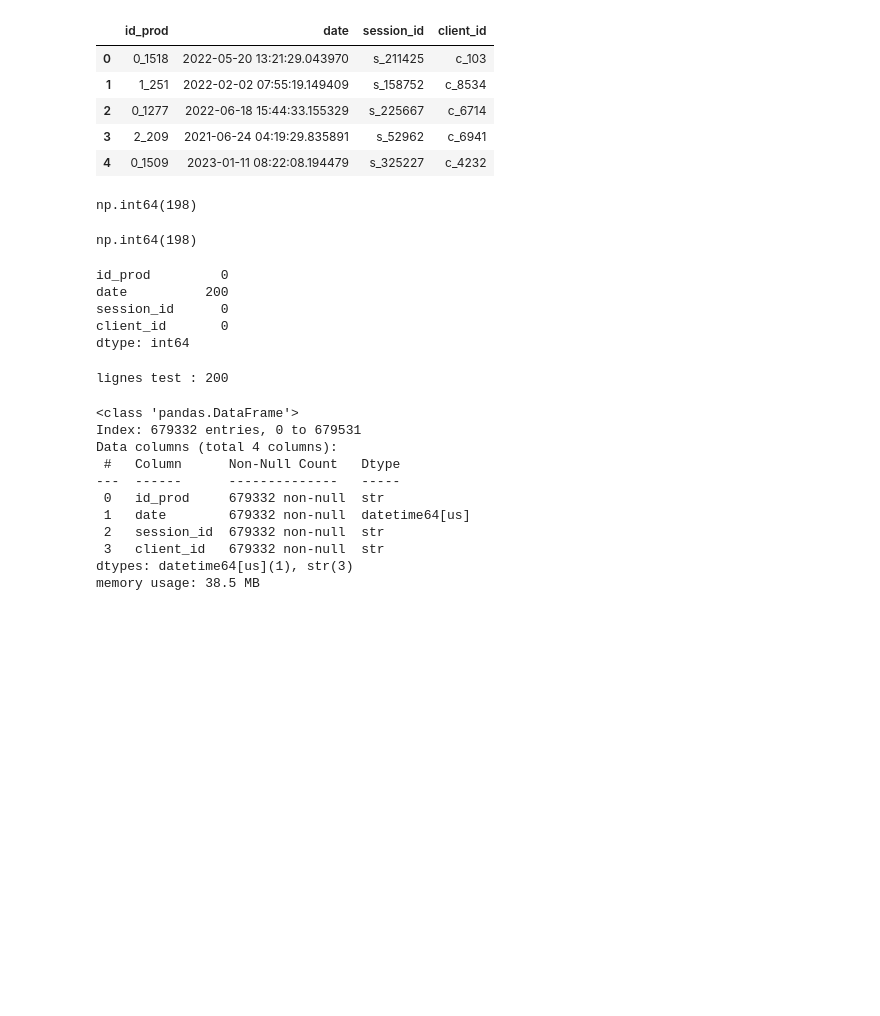
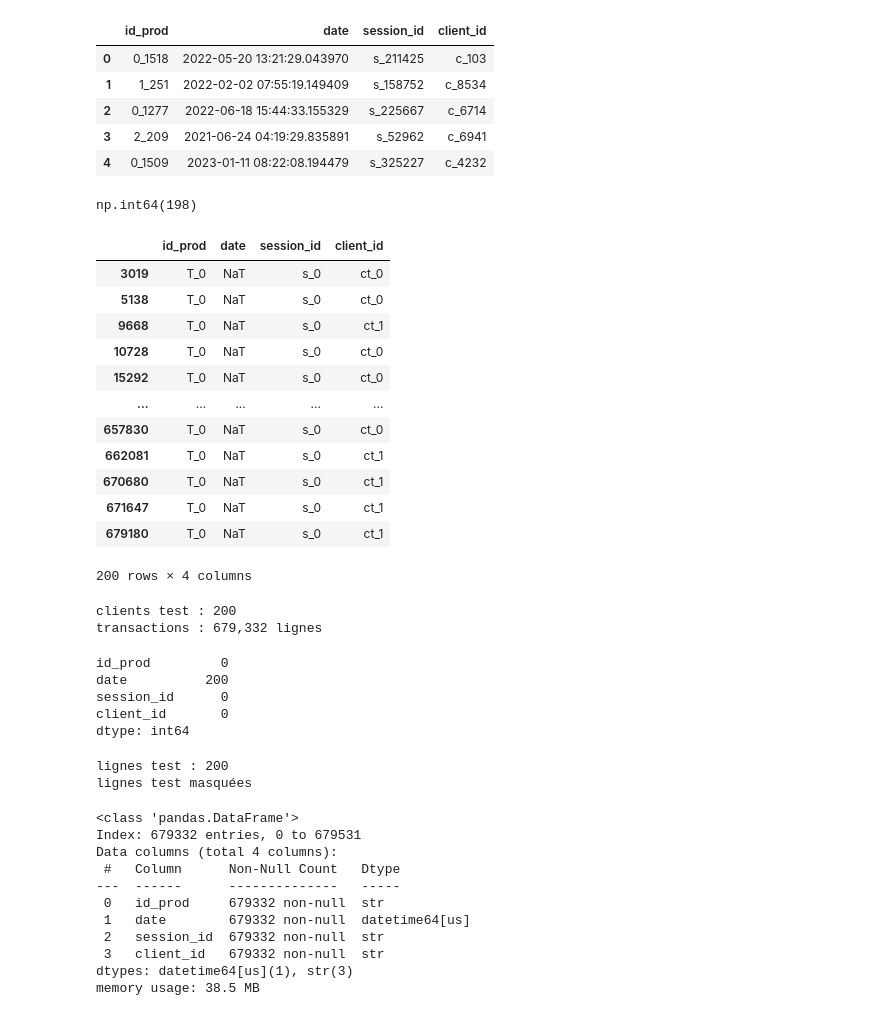
Before and after one commit to Elicesjo/PROJET-7-, a Jupyter notebook: projet9_lapage.ipynb, the cells around one changed output. Drawn from its saved outputs; the diff is of its cells as text; code cells hidden in the pictures; blank space fills up the shorter version.

```diff
--- a/projet9_lapage.ipynb
+++ b/projet9_lapage.ipynb
@@ -157,16 +157,36 @@ dtype: object
 | 2 | 0_1277 | 2022-06-18 15:44:33.155329 | s_225667 | c_6714 |
 | 3 | 2_209 | 2021-06-24 04:19:29.835891 | s_52962 | c_6941 |
 | 4 | 0_1509 | 2023-01-11 08:22:08.194479 | s_325227 | c_4232 |
-# %%
-# Clé primaire
-transactions_raw.duplicated(subset=["session_id", "id_prod", "client_id", "date"]).sum()
-# %% [output]
-np.int64(198)
 # %%
 # Doublons
 transactions_raw.duplicated().sum()
 # %% [output]
 np.int64(198)
+# %%
+transactions_raw[transactions_raw.duplicated(keep=False)].sort_values(["session_id", "id_prod"])
+# %% [output]
+|  | id_prod | date | session_id | client_id |
+| 3019 | T_0 | NaT | s_0 | ct_0 |
+| 5138 | T_0 | NaT | s_0 | ct_0 |
+| 9668 | T_0 | NaT | s_0 | ct_1 |
+| 10728 | T_0 | NaT | s_0 | ct_0 |
+| 15292 | T_0 | NaT | s_0 | ct_0 |
+| ... | ... | ... | ... | ... |
+| 657830 | T_0 | NaT | s_0 | ct_0 |
+| 662081 | T_0 | NaT | s_0 | ct_1 |
+| 670680 | T_0 | NaT | s_0 | ct_1 |
+| 671647 | T_0 | NaT | s_0 | ct_1 |
+| 679180 | T_0 | NaT | s_0 | ct_1 |
+200 rows × 4 columns
+# %%
+mask_test = transactions_raw["client_id"].str.startswith("ct_")
+print(f"clients test : {mask_test.sum()}")
+
+transactions = transactions_raw[~mask_test].copy()
+print(f"transactions : {len(transactions):,} lignes")
+# %% [output]
+clients test : 200
+transactions : 679,332 lignes
 # %%
 # Valeurs nulles
 transactions_raw.isnull().sum()
@@ -177,9 +197,11 @@ session_id      0
 client_id       0
 dtype: int64
 # %%
-# 1. Supprimer les clients de test
+# 1. Masquer les clients de test
 mask_test = transactions_raw["client_id"].str.startswith("ct_")
 print(f"lignes test : {mask_test.sum()}")
 transactions = transactions_raw[~mask_test].copy()
+print("lignes test masquées")
 # %% [output]
 lignes test : 200
+lignes test masquées
```
Also changed, not shown: parts of 20 cells of this notebook, 12 other files.
